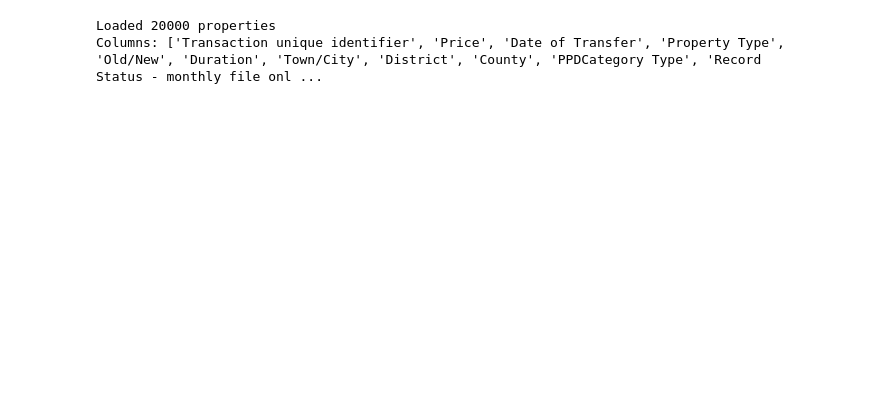
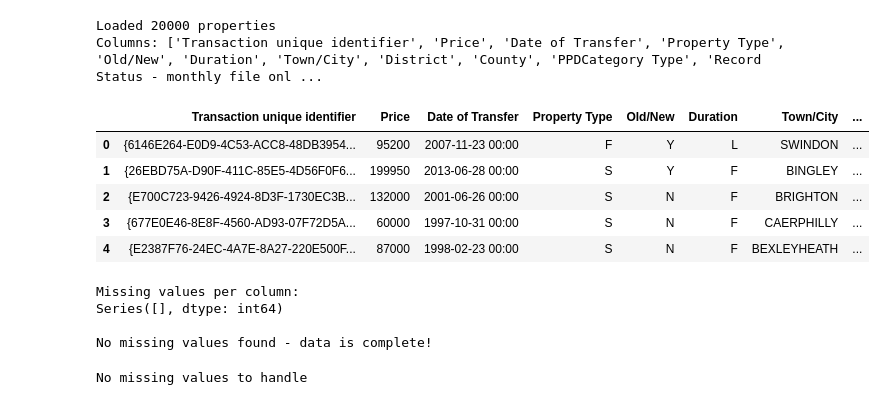
Before and after one commit to agodahdev/Property-Price-Estimator, a Jupyter notebook: jupyter_notebooks/02_data_preparation.ipynb, the cells around one changed output. Drawn from its saved outputs; the diff is of its cells as text; code cells hidden in the pictures; blank space fills up the shorter version.

```diff
--- a/jupyter_notebooks/02_data_preparation.ipynb
+++ b/jupyter_notebooks/02_data_preparation.ipynb
@@ -30,3 +30,37 @@ print(f"Columns: {df.columns.tolist()}")
 # %% [output]
 Loaded 20000 properties
 Columns: ['Transaction unique identifier', 'Price', 'Date of Transfer', 'Property Type', 'Old/New', 'Duration', 'Town/City', 'District', 'County', 'PPDCategory Type', 'Record Status - monthly file onl ...
+# %%
+df.head()
+# %% [output]
+|  | Transaction unique identifier | Price | Date of Transfer | Property Type | Old/New | Duration | Town/City | ... |
+| 0 | {6146E264-E0D9-4C53-ACC8-48DB3954... | 95200 | 2007-11-23 00:00 | F | Y | L | SWINDON | ... |
+| 1 | {26EBD75A-D90F-411C-85E5-4D56F0F6... | 199950 | 2013-06-28 00:00 | S | Y | F | BINGLEY | ... |
+| 2 | {E700C723-9426-4924-8D3F-1730EC3B... | 132000 | 2001-06-26 00:00 | S | N | F | BRIGHTON | ... |
+| 3 | {677E0E46-8E8F-4560-AD93-07F72D5A... | 60000 | 1997-10-31 00:00 | S | N | F | CAERPHILLY | ... |
+| 4 | {E2387F76-24EC-4A7E-8A27-220E500F... | 87000 | 1998-02-23 00:00 | S | N | F | BEXLEYHEATH | ... |
+# %%
+# Check for missing values
+missing = df.isnull().sum()
+print("Missing values per column:")
+print(missing[missing > 0])
+
+if missing.sum() == 0:
+    print("\nNo missing values found - data is complete!")
+else:
+    print(f"\nTotal missing values: {missing.sum()}")
+# %% [output]
+Missing values per column:
+Series([], dtype: int64)
+
+No missing values found - data is complete!
+# %%
+# If there were missing values, we would handle them here
+# For example:
+# df = df.dropna()  # Remove rows with missing values
+# or
+# df['column'].fillna(df['column'].median(), inplace=True)  # Fill with median
+
+print("No missing values to handle")
+# %% [output]
+No missing values to handle
```
Also changed, not shown: parts of 2 cells of this notebook.
